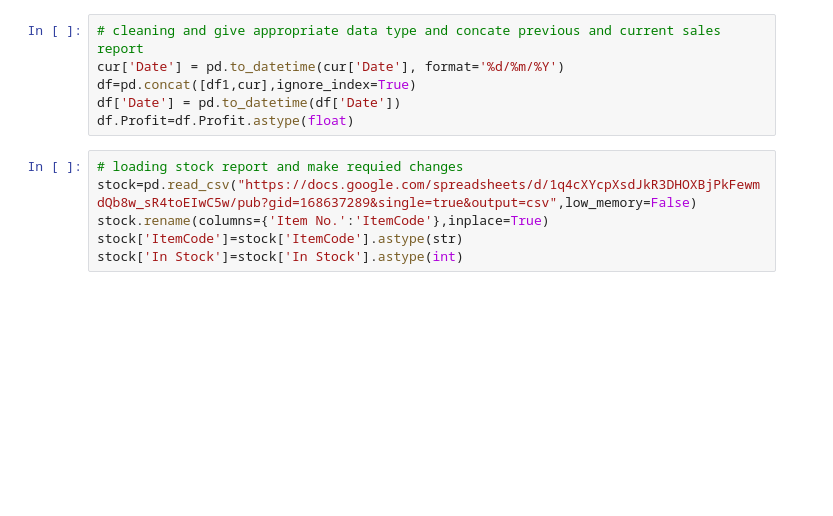
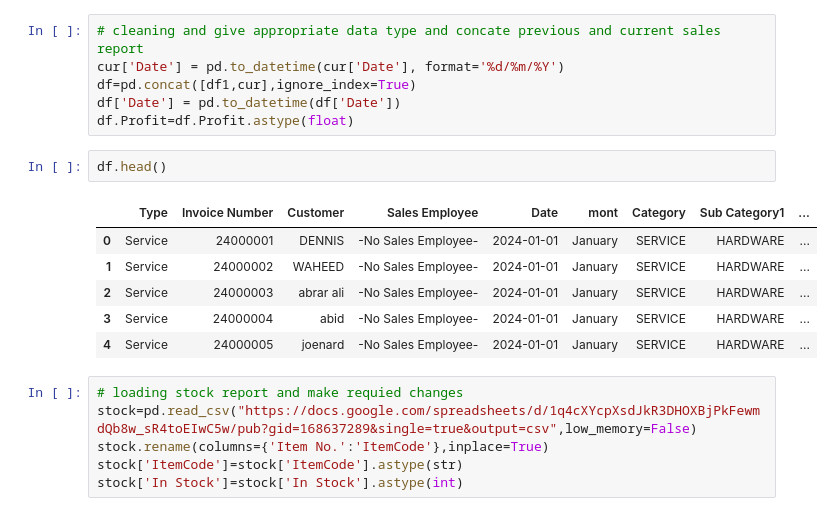
Before and after one commit to ASJIDALI/Projects, a Jupyter notebook: Product_Sales_Analysis.ipynb, the cells around one changed output. Saved outputs shown, nothing was run; the diff lists cells and outputs as text; blank space fills up the shorter version.

```diff
--- a/Product_Sales_Analysis.ipynb
+++ b/Product_Sales_Analysis.ipynb
@@ -56,6 +66,15 @@ cur['Date'] = pd.to_datetime(cur['Date'], format='%d/%m/%Y')
 df=pd.concat([df1,cur],ignore_index=True)
 df['Date'] = pd.to_datetime(df['Date'])
 df.Profit=df.Profit.astype(float)
+# %%
+df.head()
+# %% [output]
+|  | Type | Invoice Number | Customer | Sales Employee | Date | mont | Category | Sub Category1 | ... |
+| 0 | Service | 24000001 | DENNIS | -No Sales Employee- | 2024-01-01 | January | SERVICE | HARDWARE | ... |
+| 1 | Service | 24000002 | WAHEED | -No Sales Employee- | 2024-01-01 | January | SERVICE | HARDWARE | ... |
+| 2 | Service | 24000003 | abrar ali | -No Sales Employee- | 2024-01-01 | January | SERVICE | HARDWARE | ... |
+| 3 | Service | 24000004 | abid | -No Sales Employee- | 2024-01-01 | January | SERVICE | HARDWARE | ... |
+| 4 | Service | 24000005 | joenard | -No Sales Employee- | 2024-01-01 | January | SERVICE | HARDWARE | ... |
 # %%
 # loading stock report and make requied changes
 stock=pd.read_csv("https://docs.google.com/spreadsheets/d/1q4cXYcpXsdJkR3DHOXBjPkFewmdQb8w_sR4toEIwC5w/pub?gid=168637289&single=true&output=csv",low_memory=False)
```
Also changed, not shown: parts of 2 cells of this notebook.
